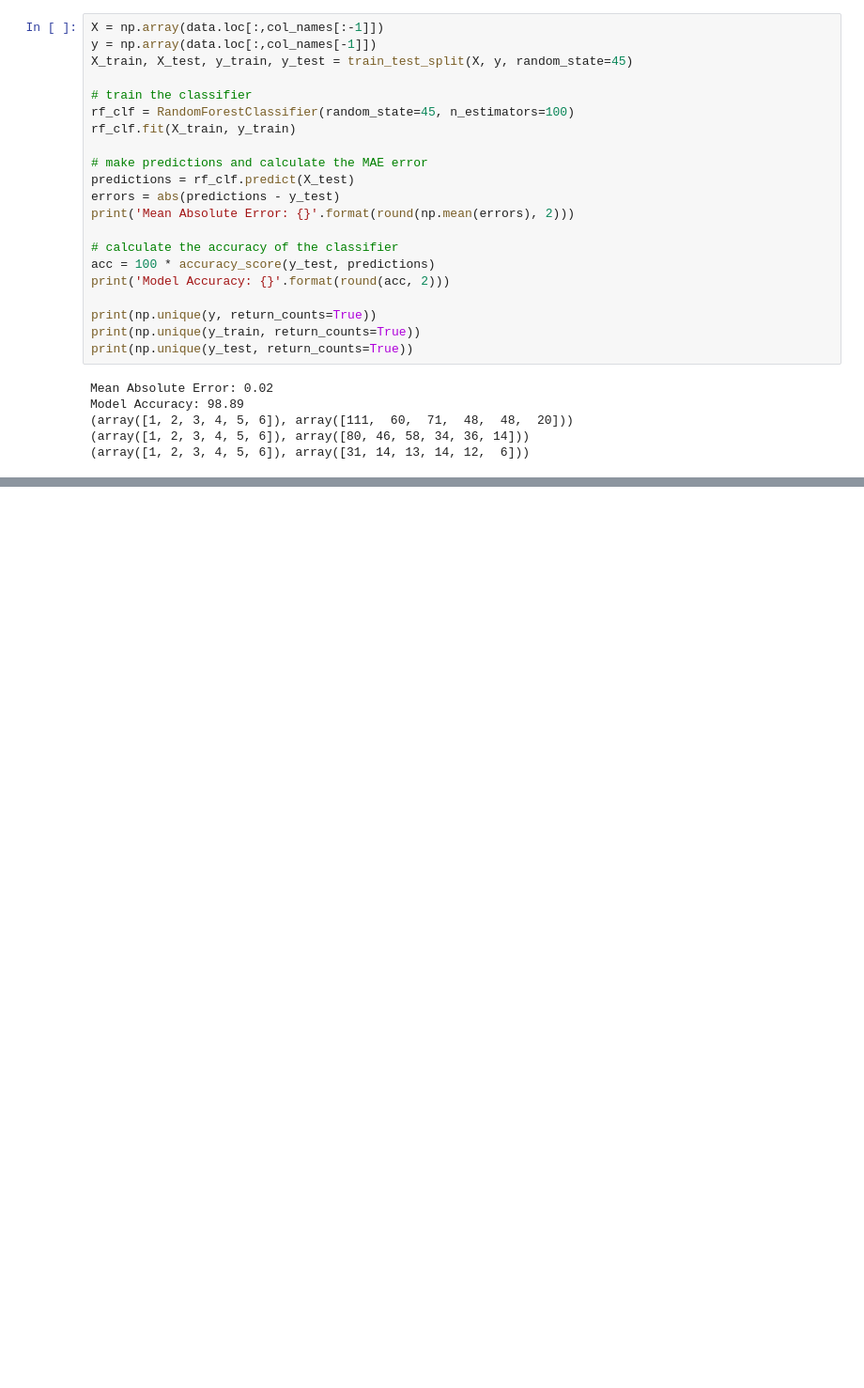
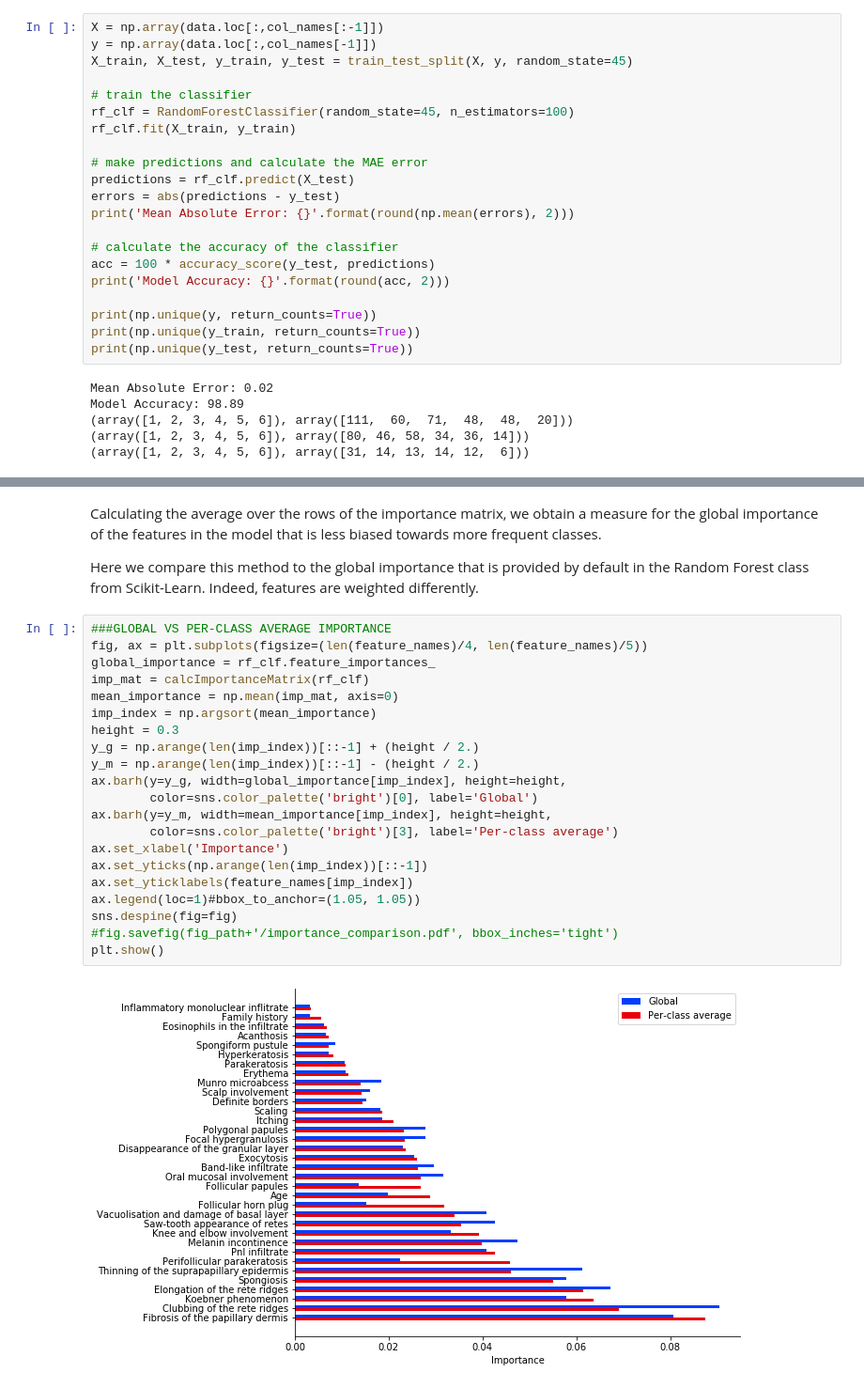
Before and after one commit to GiulioPr/Pcfi, a Jupyter notebook: 1_code/Dermatology_dataset.ipynb, the cells around one changed output, grey strips where cells are left out. Shown at 94% size. Cells and saved outputs as stored; diff of their text form; blank space fills up the shorter version.

```diff
--- a/1_code/Dermatology_dataset.ipynb
+++ b/1_code/Dermatology_dataset.ipynb
@@ -70,0 +117,27 @@ Model Accuracy: 98.89
+# %% [markdown]
+Calculating the average over the rows of the importance matrix, we obtain a measure for the global importance of the features in the model that is less biased towards more frequent classes.
+
+Here we compare this method to the global importance that is provided by default in the Random Forest class from Scikit-Learn. Indeed, features are weighted differently.
+# %%
+###GLOBAL VS PER-CLASS AVERAGE IMPORTANCE
+fig, ax = plt.subplots(figsize=(len(feature_names)/4, len(feature_names)/5))
+global_importance = rf_clf.feature_importances_
+imp_mat = calcImportanceMatrix(rf_clf)
+mean_importance = np.mean(imp_mat, axis=0)
+imp_index = np.argsort(mean_importance)
+height = 0.3
+y_g = np.arange(len(imp_index))[::-1] + (height / 2.)
+y_m = np.arange(len(imp_index))[::-1] - (height / 2.)
+ax.barh(y=y_g, width=global_importance[imp_index], height=height,
+        color=sns.color_palette('bright')[0], label='Global')
+ax.barh(y=y_m, width=mean_importance[imp_index], height=height,
+        color=sns.color_palette('bright')[3], label='Per-class average')
+ax.set_xlabel('Importance')
+ax.set_yticks(np.arange(len(imp_index))[::-1])
+ax.set_yticklabels(feature_names[imp_index])
+ax.legend(loc=1)#bbox_to_anchor=(1.05, 1.05))
+sns.despine(fig=fig)
+#fig.savefig(fig_path+'/importance_comparison.pdf', bbox_inches='tight')
+plt.show()
+# %% [output]
+[figure, added]
```
Also changed, not shown: parts of 32 cells of this notebook, 22 other files.
